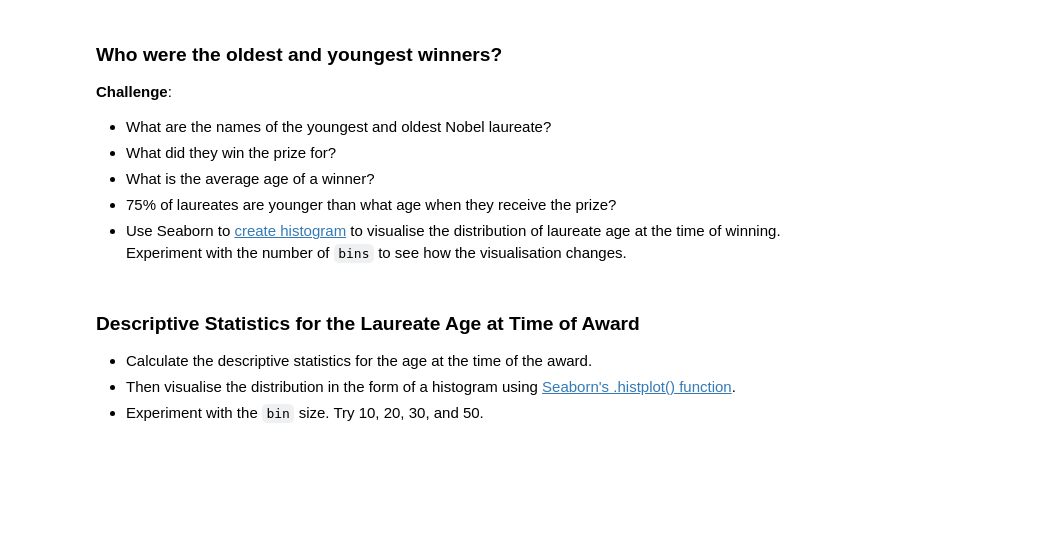
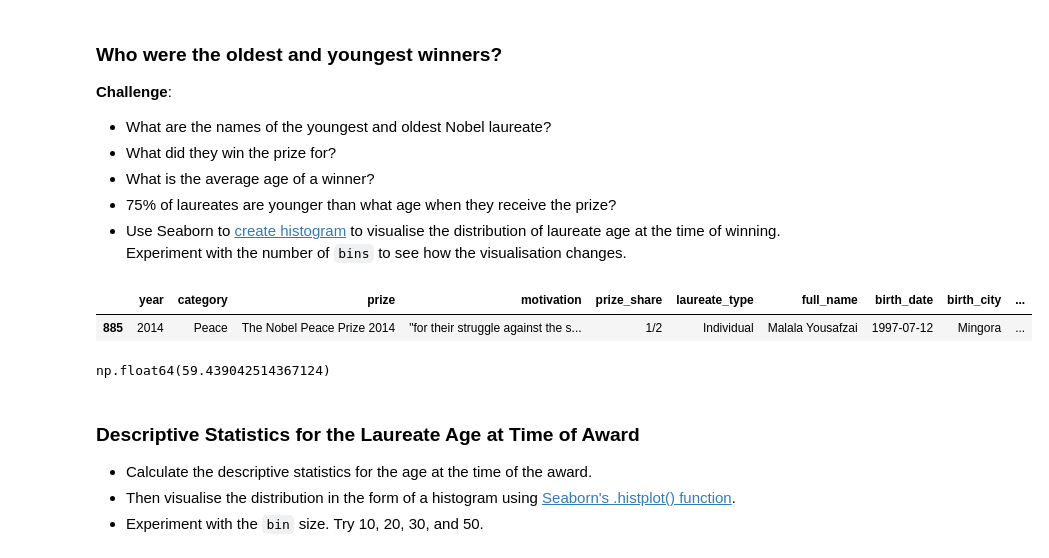
Before and after one commit to Aman88600/100-days-of-code, a Jupyter notebook: Day_79/Nobel+Prize+Analysis+Start/Nobel_Prize_Analysis_(start).ipynb, the cells around one changed output. Cells and saved outputs as stored; diff of their text form; code cells hidden in the pictures; blank space fills up the shorter version.

```diff
--- a/Day_79/Nobel+Prize+Analysis+Start/Nobel_Prize_Analysis_(start).ipynb
+++ b/Day_79/Nobel+Prize+Analysis+Start/Nobel_Prize_Analysis_(start).ipynb
@@ -1048,3 +1127,14 @@ Here's what you're aiming for:
 How Old Are the Laureates When the Win the Prize?
 
 **Challenge**: Calculate the age of the laureate in the year of the ceremony and add this as a column called `winning_age` to the `df_data` DataFrame. Hint: you can use [this](https://pandas.pydata.org/pandas-docs/stable/reference/api/pandas.Series.dt.html) to help you.
+# %%
+from datetime import date
+df_data["birth_date"] = pd.to_datetime(df_data["birth_date"])
+
+df_data["prize_year_date"] = pd.to_datetime(df_data["year"].astype(str) + "-01-01")
+
+df_data["winning_age"] = (
+    df_data["prize_year_date"] - df_data["birth_date"]
+).dt.days / 365.25
+
+print(df_data["winning_age"])
@@ -1057,6 +1160,18 @@ How Old Are the Laureates When the Win the Prize?
 * What is the average age of a winner?
 * 75% of laureates are younger than what age when they receive the prize?
 * Use Seaborn to [create histogram](https://seaborn.pydata.org/generated/seaborn.histplot.html) to visualise the distribution of laureate age at the time of winning. Experiment with the number of `bins` to see how the visualisation changes.
+# %%
+df_data[df_data["winning_age"] == df_data["winning_age"].max()]
+df_data[df_data["winning_age"] == df_data["winning_age"].min()]
+df_data["winning_age"].mean()
+# %% [output]
+|  | year | category | prize | motivation | prize_share | laureate_type | full_name | birth_date | birth_city | ... |
+| 885 | 2014 | Peace | The Nobel Peace Prize 2014 | "for their struggle against the s... | 1/2 | Individual | Malala Yousafzai | 1997-07-12 | Mingora | ... |
+# %%
+
+df_data["winning_age"].quantile(0.75)
+# %% [output]
+np.float64(59.439042514367124)
 # %% [markdown]
 ### Descriptive Statistics for the Laureate Age at Time of Award
 
```
Also changed, not shown: parts of 6 cells of this notebook.
